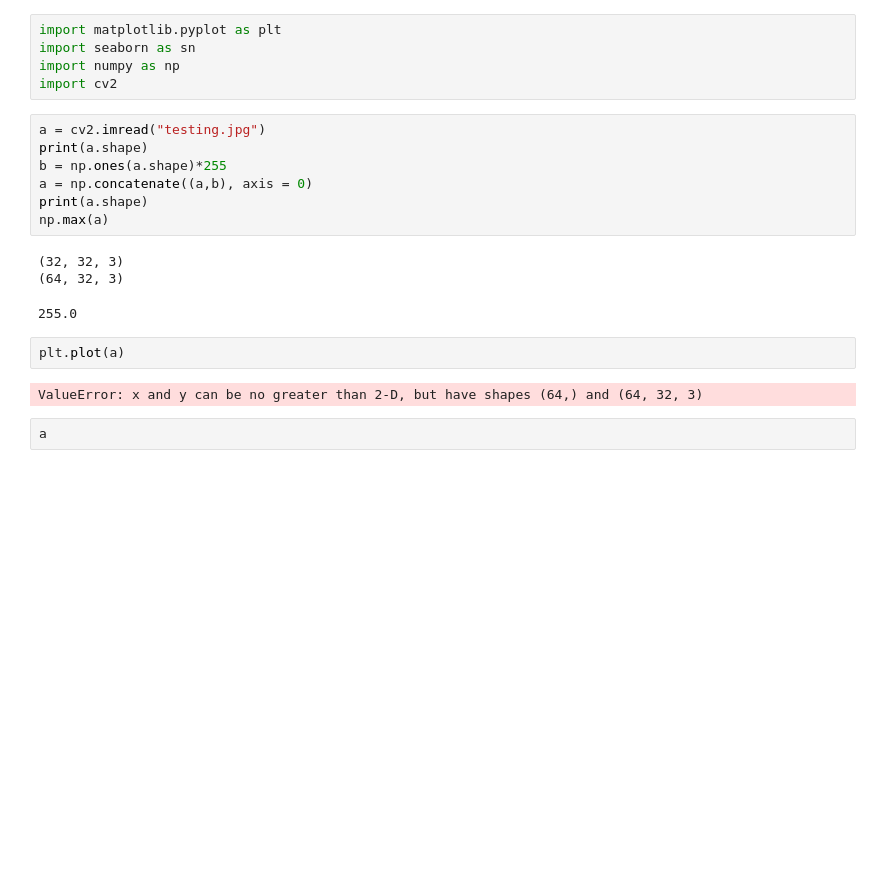
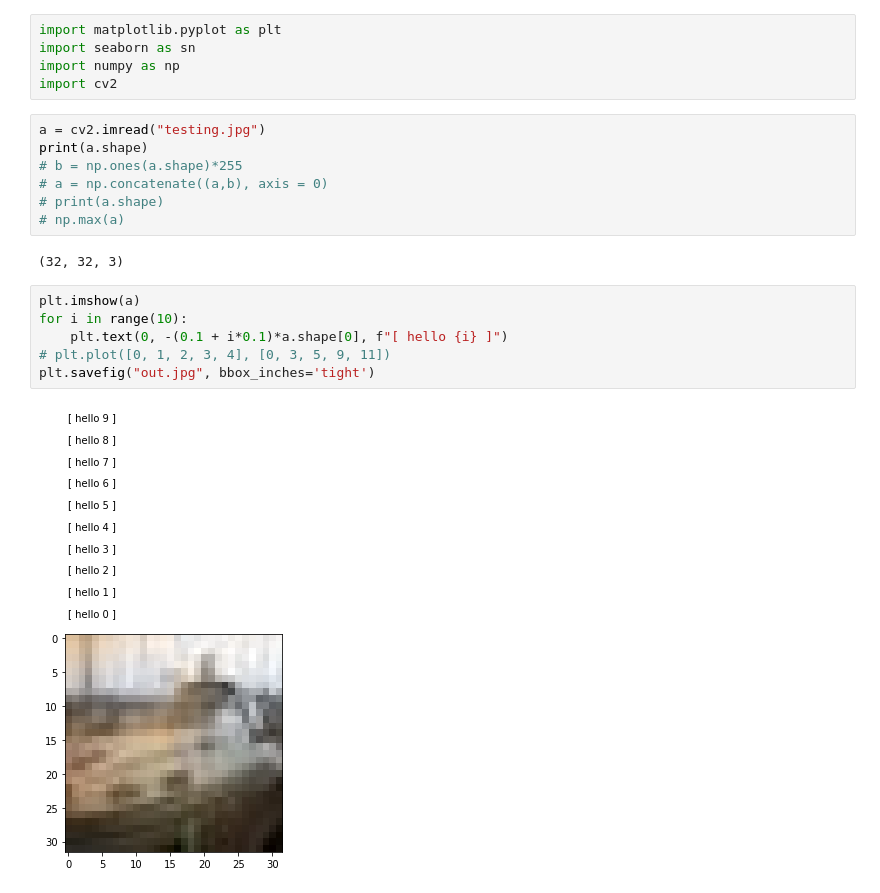
Before and after one commit to bicycleman15/pytorch-classification, a Jupyter notebook: tools/visualisation/test.ipynb, the cells around one changed output. Cells and saved outputs as stored; diff of their text form; blank space fills up the shorter version.

```diff
--- a/tools/visualisation/test.ipynb
+++ b/tools/visualisation/test.ipynb
@@ -6,17 +6,17 @@ import cv2
 # %%
 a = cv2.imread("testing.jpg")
 print(a.shape)
-b = np.ones(a.shape)*255
-a = np.concatenate((a,b), axis = 0)
-print(a.shape)
-np.max(a)
+# b = np.ones(a.shape)*255
+# a = np.concatenate((a,b), axis = 0)
+# print(a.shape)
+# np.max(a)
 # %% [output]
 (32, 32, 3)
-(64, 32, 3)
-255.0
-# %%
-plt.plot(a)
-# %% [output]
-ValueError: x and y can be no greater than 2-D, but have shapes (64,) and (64, 32, 3)
-# %%
-a
+# %%
+plt.imshow(a)
+for i in range(10):
+    plt.text(0, -(0.1 + i*0.1)*a.shape[0], f"[ hello {i} ]")
+# plt.plot([0, 1, 2, 3, 4], [0, 3, 5, 9, 11])
+plt.savefig("out.jpg", bbox_inches='tight')
+# %% [output]
+[figure, added]
```
Also changed, not shown: parts of 5 cells of this notebook, 24 other files.
